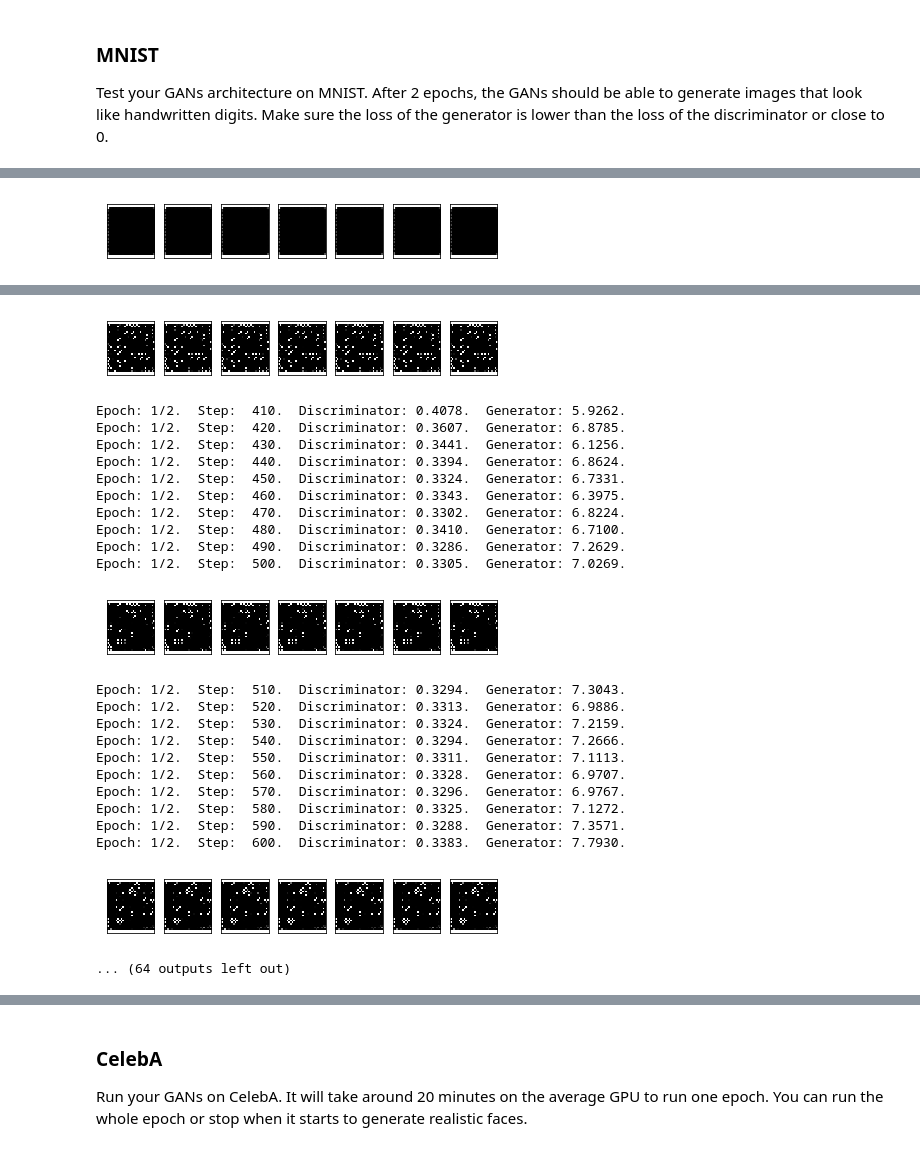
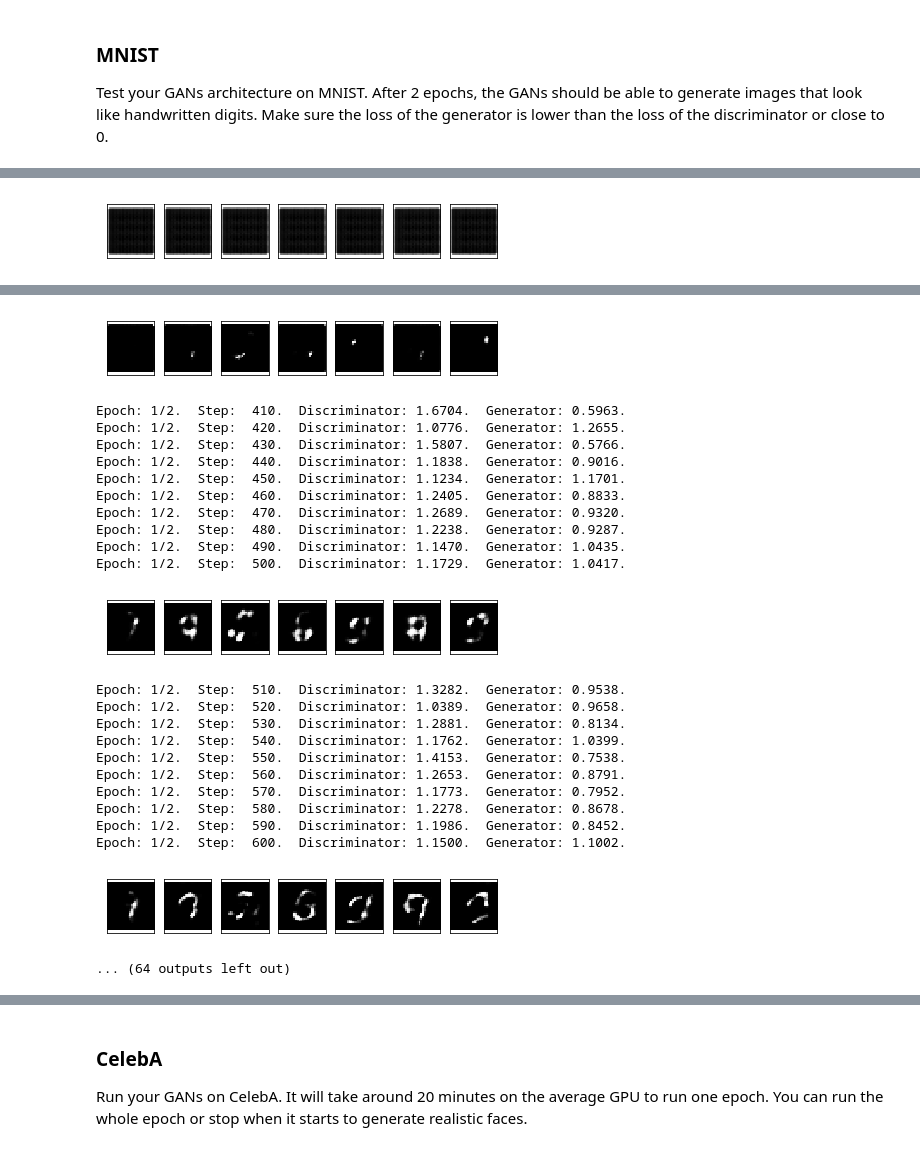
Before and after one commit to snegirigens/DLND, a Jupyter notebook: face_generation/dlnd_face_generation.ipynb, the cells around one changed output, grey strips where cells are left out. Cells and saved outputs as stored; diff of their text form; code cells hidden in the pictures.

Commit message:
Face Generation: use better beta1=0.5 and alpha=0.1 parameters

```diff
--- a/face_generation/dlnd_face_generation.ipynb
+++ b/face_generation/dlnd_face_generation.ipynb
@@ -140,12 +140,7 @@ def discriminator(images, reuse=False):
     :return: Tuple of (tensor output of the discriminator, tensor logits of the discriminator)
     """
     # TODO: Implement Function
-    in_shape = images.get_shape().as_list()
-    inputs = tf.reshape (images, [-1, in_shape[1] * in_shape[2] * in_shape[3]])
-    h1_nodes = 1024
-    h2_nodes = 512
-    alpha = 0.01
-#        print ('Org-Input: {}. New-Inputs: {}. Output: {}'.format (in_shape, inputs.get_shape().as_list(), h1_nodes))
+    alpha = 0.1
 
     with tf.variable_scope ('discriminator', reuse=reuse):
         # input is 28x28x3
@@ -285,8 +282,15 @@ def model_opt(d_loss, g_loss, learning_rate, beta1):
     disc_vars = [var for var in trainable if var.name.startswith ('discriminator')]
     gen_vars  = [var for var in trainable if var.name.startswith ('generator')]
 
-    with tf.control_dependencies(tf.get_collection(tf.GraphKeys.UPDATE_OPS)):
+    d_update_ops = tf.get_collection(tf.GraphKeys.UPDATE_OPS, scope='discriminator')
+    g_update_ops = tf.get_collection(tf.GraphKeys.UPDATE_OPS, scope='generator')
+
+    print ('D-ops: {}. G-ops: {}'.format (d_update_ops, g_update_ops))
+
+    with tf.control_dependencies(d_update_ops):
         disc_opt = tf.train.AdamOptimizer (learning_rate, beta1=beta1).minimize (d_loss, var_list=disc_vars)
+
+    with tf.control_dependencies(g_update_ops):
         gen_opt  = tf.train.AdamOptimizer (learning_rate, beta1=beta1).minimize (g_loss, var_list=gen_vars)
 
     return disc_opt, gen_opt
@@ -398,15 +403,15 @@ def train(epoch_count, batch_size, z_dim, lr, beta1, get_batches, data_shape, da
                             "Generator: {:.4f}.".format (train_loss_g))
 
                 if step % 100 == 0:
-#                    gen_samples = sess.run (
-#                        generator (input_z, out_channel_dim, is_train=False),
-#                        feed_dict = {input_z: sample_z})
-#                    samples.append (gen_samples)
-#                    _ = view_samples (len(samples) - 1, samples)
-#                    plt.show()
-                    show_generator_output(sess, 2, input_z, out_channel_dim, data_image_mode)
+                    gen_samples = sess.run (
+                        generator (input_z, out_channel_dim, is_train=False),
+                        feed_dict = {input_z: sample_z})
+                    samples.append (gen_samples)
+                    _ = view_samples (len(samples) - 1, samples)
+                    plt.show()
+#                    show_generator_output(sess, 2, input_z, out_channel_dim, data_image_mode)
 
-        show_generator_output(sess, 2, input_z, out_channel_dim, data_image_mode)
+        show_generator_output(sess, 25, input_z, out_channel_dim, data_image_mode)
 
     with open('train_losses.pkl', 'wb') as f:
         pkl.dump (losses, f)
@@ -420,7 +425,7 @@ Test your GANs architecture on MNIST.  After 2 epochs, the GANs should be able t
 batch_size = 32
 z_dim = 100
 learning_rate = 0.0002
-beta1 = 0.9
+beta1 = 0.5
 
 """
 DON'T MODIFY ANYTHING IN THIS CELL THAT IS BELOW THIS LINE
@@ -478,26 +484,26 @@ Epoch: 1/2.  Step:  400.  Discriminator: 0.3305.  Generator: 6.9258.
-[figure, old version]
+[figure, new version]
-Epoch: 1/2.  Step:  410.  Discriminator: 0.4078.  Generator: 5.9262.
-Epoch: 1/2.  Step:  420.  Discriminator: 0.3607.  Generator: 6.8785.
-Epoch: 1/2.  Step:  430.  Discriminator: 0.3441.  Generator: 6.1256.
-Epoch: 1/2.  Step:  440.  Discriminator: 0.3394.  Generator: 6.8624.
-Epoch: 1/2.  Step:  450.  Discriminator: 0.3324.  Generator: 6.7331.
-Epoch: 1/2.  Step:  460.  Discriminator: 0.3343.  Generator: 6.3975.
-Epoch: 1/2.  Step:  470.  Discriminator: 0.3302.  Generator: 6.8224.
-Epoch: 1/2.  Step:  480.  Discriminator: 0.3410.  Generator: 6.7100.
-Epoch: 1/2.  Step:  490.  Discriminator: 0.3286.  Generator: 7.2629.
-Epoch: 1/2.  Step:  500.  Discriminator: 0.3305.  Generator: 7.0269.
+Epoch: 1/2.  Step:  410.  Discriminator: 1.6704.  Generator: 0.5963.
+Epoch: 1/2.  Step:  420.  Discriminator: 1.0776.  Generator: 1.2655.
+Epoch: 1/2.  Step:  430.  Discriminator: 1.5807.  Generator: 0.5766.
+Epoch: 1/2.  Step:  440.  Discriminator: 1.1838.  Generator: 0.9016.
+Epoch: 1/2.  Step:  450.  Discriminator: 1.1234.  Generator: 1.1701.
+Epoch: 1/2.  Step:  460.  Discriminator: 1.2405.  Generator: 0.8833.
+Epoch: 1/2.  Step:  470.  Discriminator: 1.2689.  Generator: 0.9320.
+Epoch: 1/2.  Step:  480.  Discriminator: 1.2238.  Generator: 0.9287.
+Epoch: 1/2.  Step:  490.  Discriminator: 1.1470.  Generator: 1.0435.
+Epoch: 1/2.  Step:  500.  Discriminator: 1.1729.  Generator: 1.0417.
-[figure, old version]
+[figure, new version]
-Epoch: 1/2.  Step:  510.  Discriminator: 0.3294.  Generator: 7.3043.
-Epoch: 1/2.  Step:  520.  Discriminator: 0.3313.  Generator: 6.9886.
-Epoch: 1/2.  Step:  530.  Discriminator: 0.3324.  Generator: 7.2159.
-Epoch: 1/2.  Step:  540.  Discriminator: 0.3294.  Generator: 7.2666.
-Epoch: 1/2.  Step:  550.  Discriminator: 0.3311.  Generator: 7.1113.
-Epoch: 1/2.  Step:  560.  Discriminator: 0.3328.  Generator: 6.9707.
-Epoch: 1/2.  Step:  570.  Discriminator: 0.3296.  Generator: 6.9767.
-Epoch: 1/2.  Step:  580.  Discriminator: 0.3325.  Generator: 7.1272.
-Epoch: 1/2.  Step:  590.  Discriminator: 0.3288.  Generator: 7.3571.
-Epoch: 1/2.  Step:  600.  Discriminator: 0.3383.  Generator: 7.7930.
+Epoch: 1/2.  Step:  510.  Discriminator: 1.3282.  Generator: 0.9538.
+Epoch: 1/2.  Step:  520.  Discriminator: 1.0389.  Generator: 0.9658.
+Epoch: 1/2.  Step:  530.  Discriminator: 1.2881.  Generator: 0.8134.
+Epoch: 1/2.  Step:  540.  Discriminator: 1.1762.  Generator: 1.0399.
+Epoch: 1/2.  Step:  550.  Discriminator: 1.4153.  Generator: 0.7538.
+Epoch: 1/2.  Step:  560.  Discriminator: 1.2653.  Generator: 0.8791.
+Epoch: 1/2.  Step:  570.  Discriminator: 1.1773.  Generator: 0.7952.
+Epoch: 1/2.  Step:  580.  Discriminator: 1.2278.  Generator: 0.8678.
+Epoch: 1/2.  Step:  590.  Discriminator: 1.1986.  Generator: 0.8452.
+Epoch: 1/2.  Step:  600.  Discriminator: 1.1500.  Generator: 1.1002.
-[figure, old version]
+[figure, new version]
 ... (64 outputs left out)
 # %%
 def plot_losses():
```
Also changed, not shown: parts of 5 cells of this notebook.
